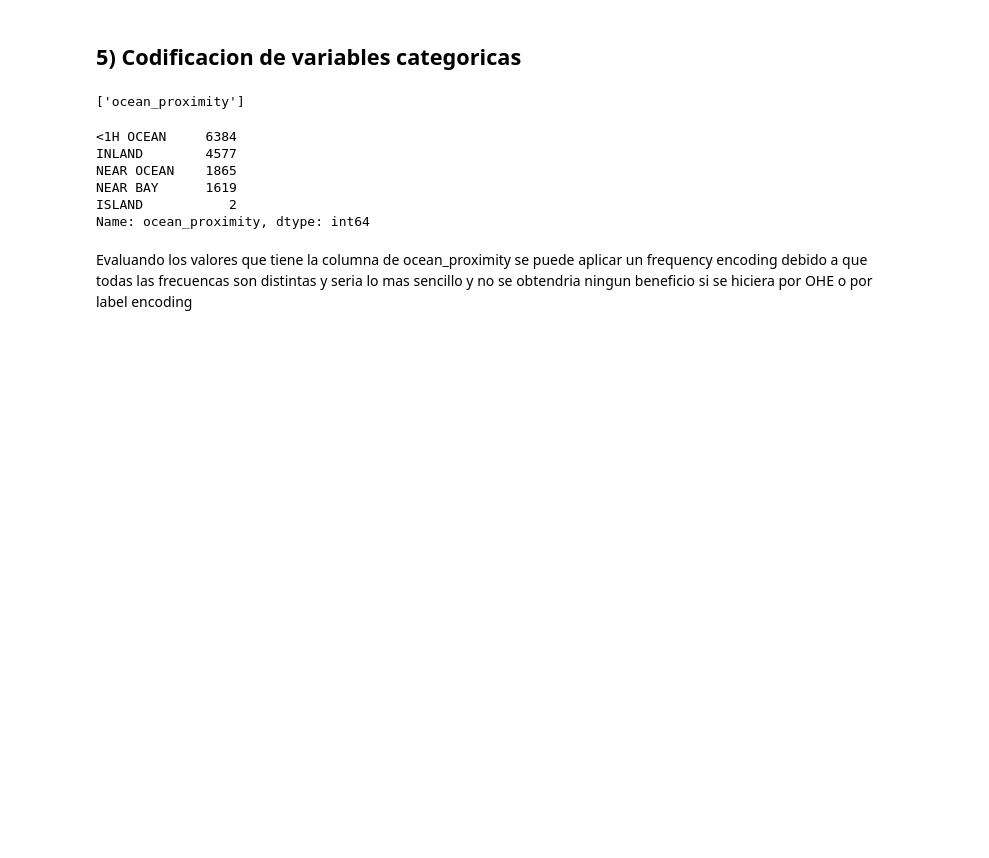
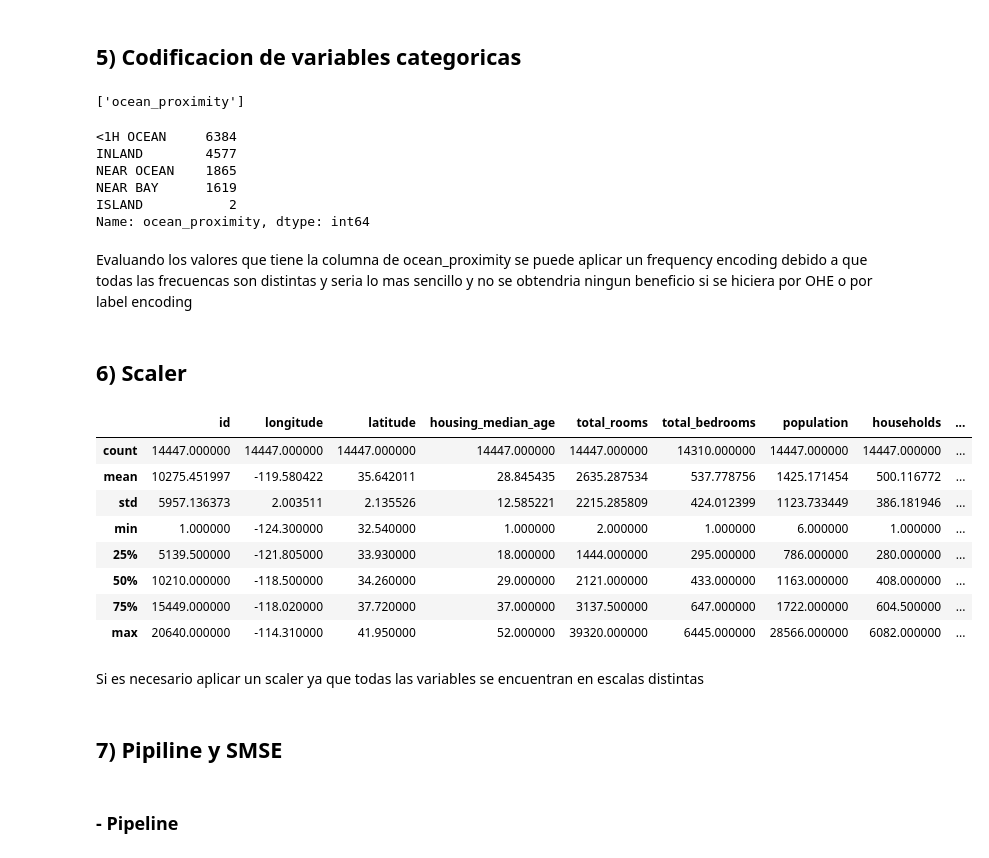
Before and after one commit to JPRodasM/Terea3_SL, a Jupyter notebook: Laboratorio_3.ipynb, the cells around one changed output. Cells and saved outputs as stored; diff of their text form; code cells hidden in the pictures; blank space fills up the shorter version.

```diff
--- a/Laboratorio_3.ipynb
+++ b/Laboratorio_3.ipynb
@@ -107,3 +107,23 @@ ISLAND           2
 Name: ocean_proximity, dtype: int64
 # %% [markdown]
 Evaluando los valores que tiene la columna de ocean_proximity se puede aplicar un frequency encoding debido a que todas las frecuencas son distintas y seria lo mas sencillo y no se obtendria ningun beneficio si se hiciera por OHE o por label encoding
+# %% [markdown]
+## 6) Scaler
+# %%
+dataTrain.describe()
+# %% [output]
+|  | id | longitude | latitude | housing_median_age | total_rooms | total_bedrooms | population | households | ... |
+| count | 14447.000000 | 14447.000000 | 14447.000000 | 14447.000000 | 14447.000000 | 14310.000000 | 14447.000000 | 14447.000000 | ... |
+| mean | 10275.451997 | -119.580422 | 35.642011 | 28.845435 | 2635.287534 | 537.778756 | 1425.171454 | 500.116772 | ... |
+| std | 5957.136373 | 2.003511 | 2.135526 | 12.585221 | 2215.285809 | 424.012399 | 1123.733449 | 386.181946 | ... |
+| min | 1.000000 | -124.300000 | 32.540000 | 1.000000 | 2.000000 | 1.000000 | 6.000000 | 1.000000 | ... |
+| 25% | 5139.500000 | -121.805000 | 33.930000 | 18.000000 | 1444.000000 | 295.000000 | 786.000000 | 280.000000 | ... |
+| 50% | 10210.000000 | -118.500000 | 34.260000 | 29.000000 | 2121.000000 | 433.000000 | 1163.000000 | 408.000000 | ... |
+| 75% | 15449.000000 | -118.020000 | 37.720000 | 37.000000 | 3137.500000 | 647.000000 | 1722.000000 | 604.500000 | ... |
+| max | 20640.000000 | -114.310000 | 41.950000 | 52.000000 | 39320.000000 | 6445.000000 | 28566.000000 | 6082.000000 | ... |
+# %% [markdown]
+Si es necesario aplicar un scaler ya que todas las variables se encuentran en escalas distintas
+# %% [markdown]
+## 7) Pipiline y SMSE
+# %% [markdown]
+### - Pipeline
```
Also changed, not shown: parts of 15 cells of this notebook, 1 other file.
